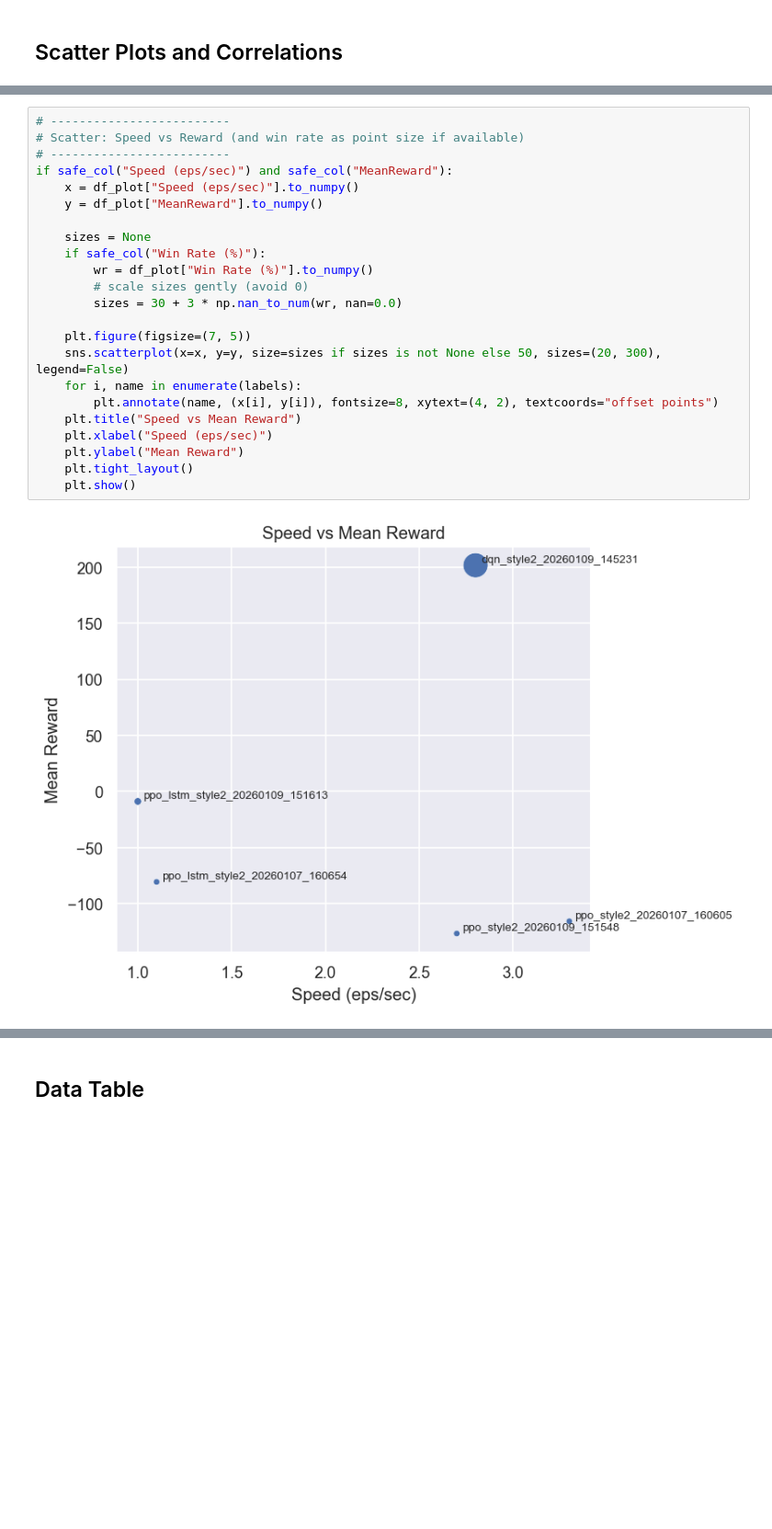
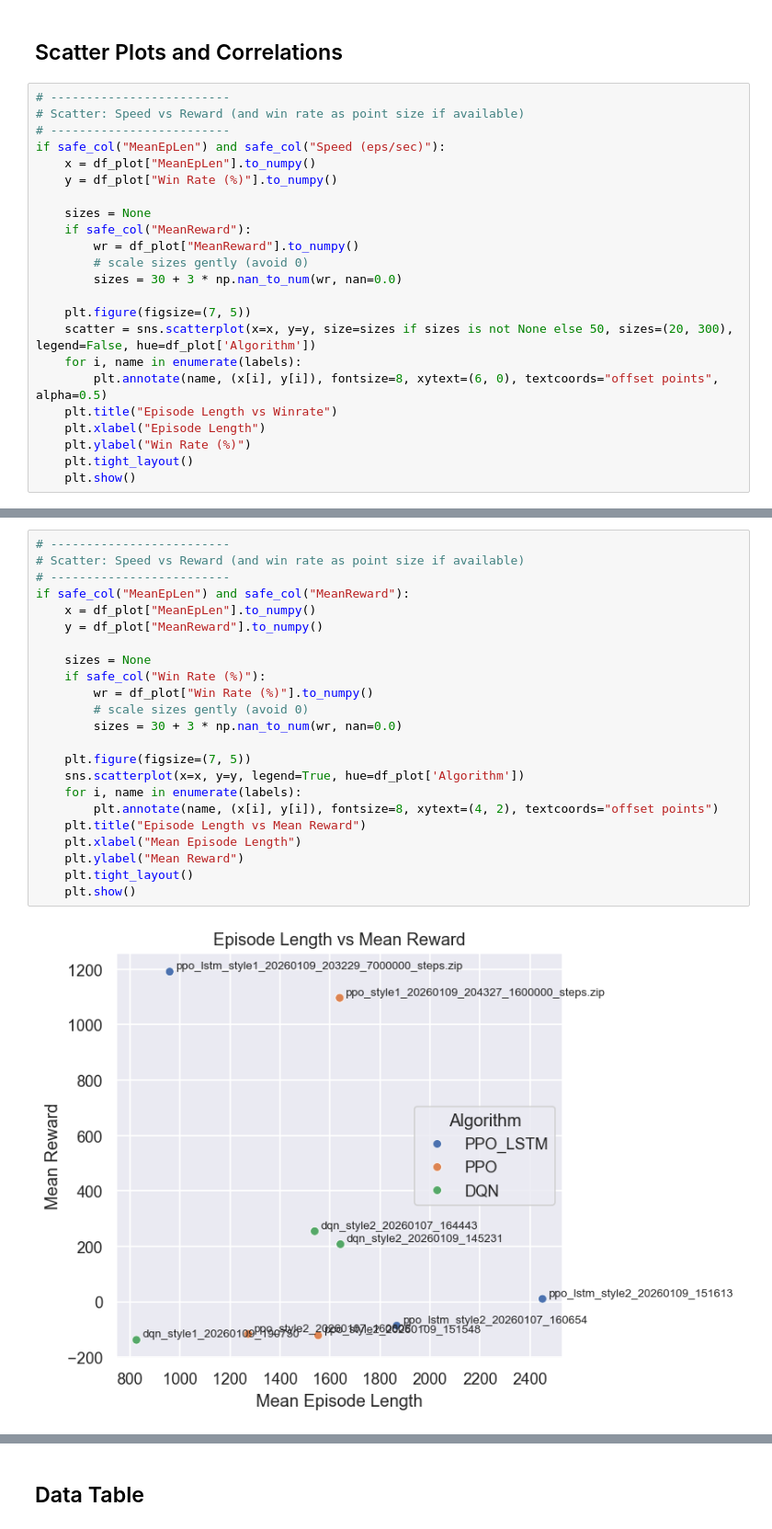
Before and after one commit to klenathan/GAIT_ASM3_RL, a Jupyter notebook: model_comparison.ipynb, the cells around one changed output, grey strips where cells are left out. Shown at 92% size. Cells and saved outputs as stored; diff of their text form; blank space fills up the shorter version.

```diff
--- a/model_comparison.ipynb
+++ b/model_comparison.ipynb
@@ -319,2 +270,25 @@ if len(spawner_cols) > 0 and all(safe_col(c) for c in spawner_cols):
 # %% [markdown]
 ## Scatter Plots and Correlations
+# %%
+# -------------------------
+# Scatter: Speed vs Reward (and win rate as point size if available)
+# -------------------------
+if safe_col("MeanEpLen") and safe_col("Speed (eps/sec)"):
+    x = df_plot["MeanEpLen"].to_numpy()
+    y = df_plot["Win Rate (%)"].to_numpy()
+
+    sizes = None
+    if safe_col("MeanReward"):
+        wr = df_plot["MeanReward"].to_numpy()
+        # scale sizes gently (avoid 0)
+        sizes = 30 + 3 * np.nan_to_num(wr, nan=0.0)
+
+    plt.figure(figsize=(7, 5))
+    scatter = sns.scatterplot(x=x, y=y, size=sizes if sizes is not None else 50, sizes=(20, 300), legend=False, hue=df_plot['Algorithm'])
+    for i, name in enumerate(labels):
+        plt.annotate(name, (x[i], y[i]), fontsize=8, xytext=(6, 0), textcoords="offset points", alpha=0.5)
+    plt.title("Episode Length vs Winrate")
+    plt.xlabel("Episode Length")
+    plt.ylabel("Win Rate (%)")
+    plt.tight_layout()
+    plt.show()
@@ -321,28 +310,28 @@ if len(spawner_cols) > 0 and all(safe_col(c) for c in spawner_cols):
 # %%
 # -------------------------
 # Scatter: Speed vs Reward (and win rate as point size if available)
 # -------------------------
-if safe_col("Speed (eps/sec)") and safe_col("MeanReward"):
-    x = df_plot["Speed (eps/sec)"].to_numpy()
+if safe_col("MeanEpLen") and safe_col("MeanReward"):
+    x = df_plot["MeanEpLen"].to_numpy()
     y = df_plot["MeanReward"].to_numpy()
 
     sizes = None
     if safe_col("Win Rate (%)"):
         wr = df_plot["Win Rate (%)"].to_numpy()
         # scale sizes gently (avoid 0)
         sizes = 30 + 3 * np.nan_to_num(wr, nan=0.0)
 
     plt.figure(figsize=(7, 5))
-    sns.scatterplot(x=x, y=y, size=sizes if sizes is not None else 50, sizes=(20, 300), legend=False)
+    sns.scatterplot(x=x, y=y, legend=True, hue=df_plot['Algorithm'])
     for i, name in enumerate(labels):
         plt.annotate(name, (x[i], y[i]), fontsize=8, xytext=(4, 2), textcoords="offset points")
-    plt.title("Speed vs Mean Reward")
-    plt.xlabel("Speed (eps/sec)")
+    plt.title("Episode Length vs Mean Reward")
+    plt.xlabel("Mean Episode Length")
     plt.ylabel("Mean Reward")
     plt.tight_layout()
     plt.show()
 # %% [output]
-[figure, old version]
+[figure, new version]
 # %%
 # -------------------------
 # Correlation heatmap of key metrics
```
Also changed, not shown: parts of 14 cells of this notebook, 10 other files.
